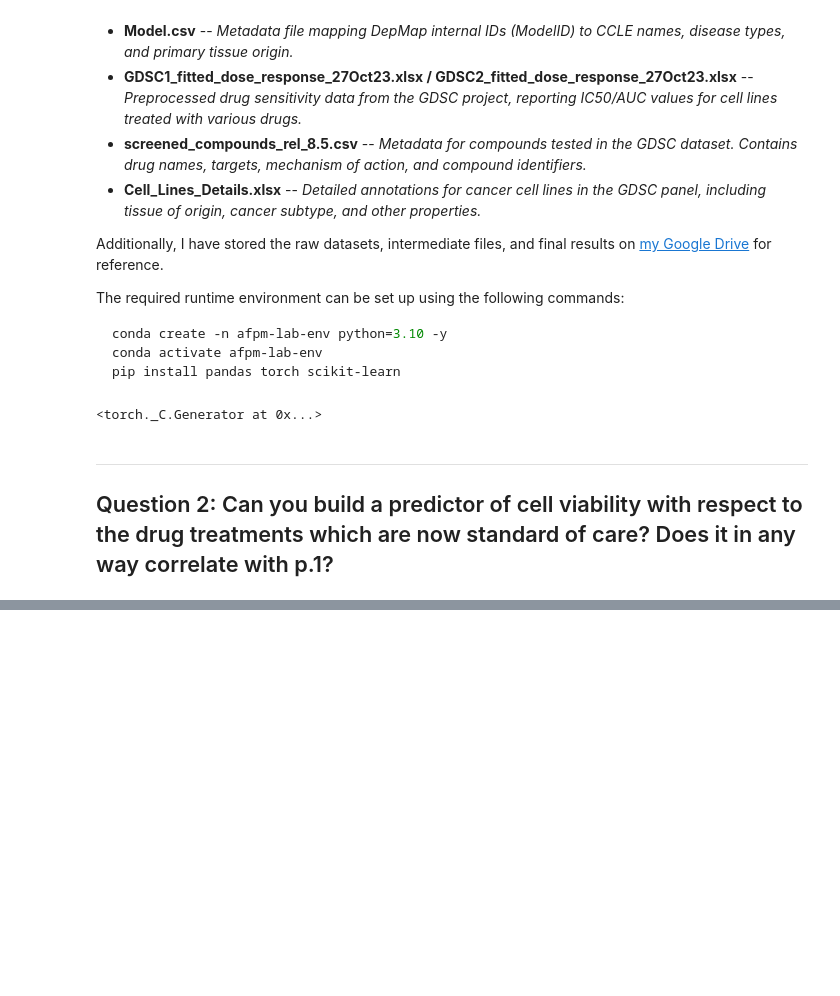
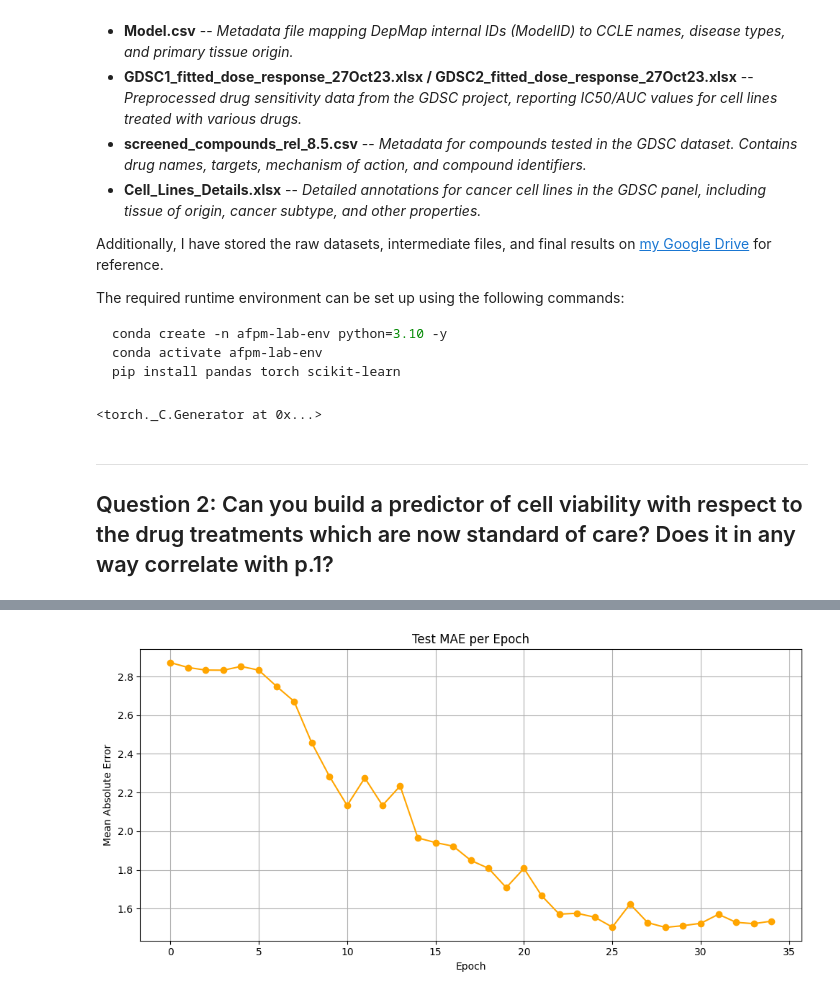
Before and after one commit to dylanbforde/lung-cancer-ODE, a Jupyter notebook: notebooks/q2/question_2.ipynb, the cells around one changed output, grey strips where cells are left out. Saved outputs shown, nothing was run; the diff lists cells and outputs as text; code cells hidden in the pictures; blank space fills up the shorter version.

```diff
--- a/notebooks/q2/question_2.ipynb
+++ b/notebooks/q2/question_2.ipynb
@@ -274,0 +337,12 @@ Test R²: 0.577, MAE: 1.631
+# %%
+# Plotting the MAE curve
+plt.figure(figsize=(10, 5))
+plt.plot(training_history["mae"], label="Test MAE", marker='o', color="orange")
+plt.xlabel("Epoch")
+plt.ylabel("Mean Absolute Error")
+plt.title("Test MAE per Epoch")
+plt.grid(True)
+plt.tight_layout()
+plt.show()
+# %% [output]
+[figure, added]
```
Also changed, not shown: parts of 6 cells of this notebook.
